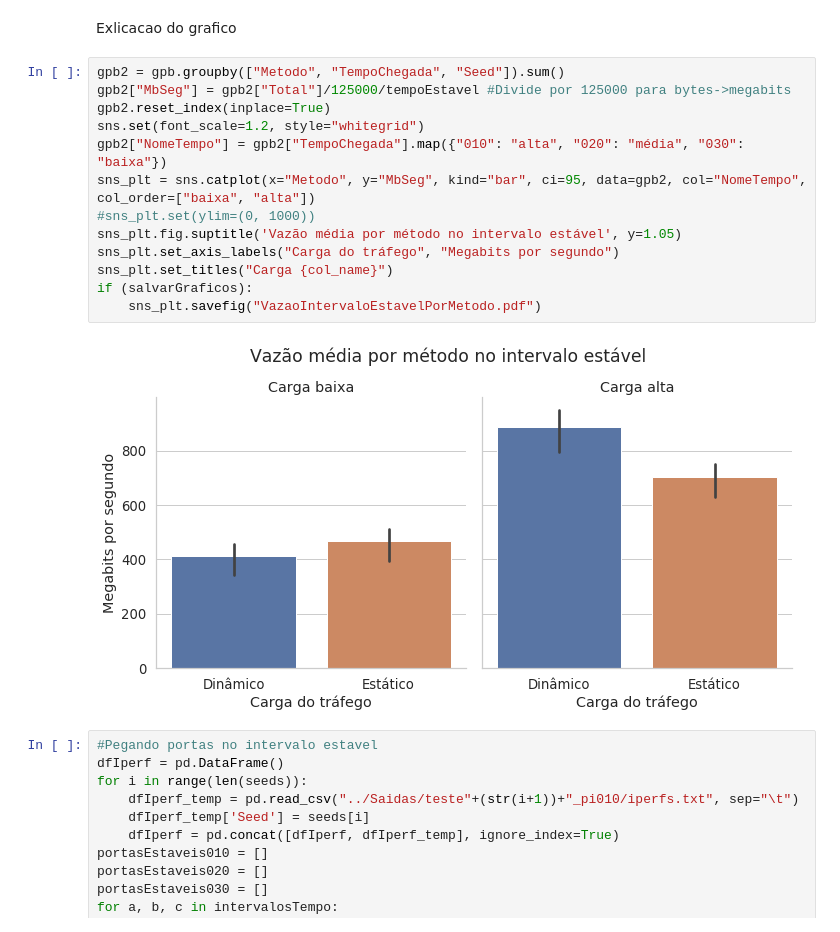
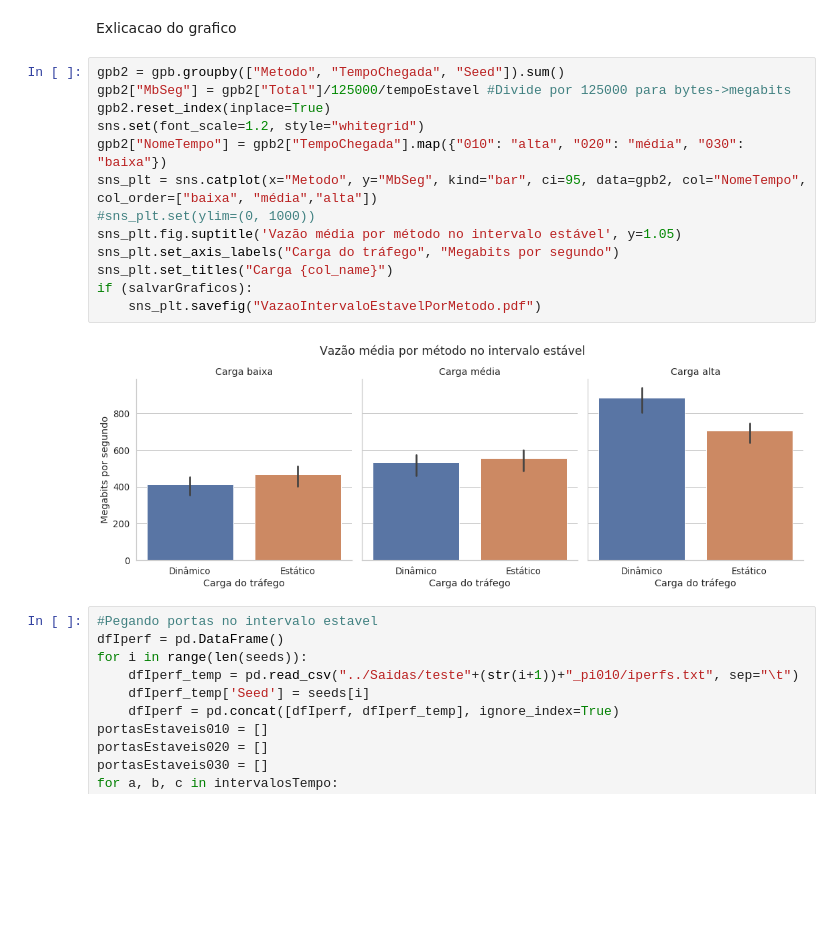
Before and after one commit to pedrobellotti/iperftestes, a Jupyter notebook: Scripts/teste.ipynb, the cells around one changed output. Cells and saved outputs as stored; diff of their text form; blank space fills up the shorter version.

```diff
--- a/Scripts/teste.ipynb
+++ b/Scripts/teste.ipynb
@@ -166,18 +166,18 @@ Exlicacao do grafico
 # %%
 gpb2 = gpb.groupby(["Metodo", "TempoChegada", "Seed"]).sum()
 gpb2["MbSeg"] = gpb2["Total"]/125000/tempoEstavel #Divide por 125000 para bytes->megabits
 gpb2.reset_index(inplace=True)
 sns.set(font_scale=1.2, style="whitegrid")
 gpb2["NomeTempo"] = gpb2["TempoChegada"].map({"010": "alta", "020": "média", "030": "baixa"})
-sns_plt = sns.catplot(x="Metodo", y="MbSeg", kind="bar", ci=95, data=gpb2, col="NomeTempo", col_order=["baixa", "alta"])
+sns_plt = sns.catplot(x="Metodo", y="MbSeg", kind="bar", ci=95, data=gpb2, col="NomeTempo", col_order=["baixa", "média","alta"])
 #sns_plt.set(ylim=(0, 1000))
 sns_plt.fig.suptitle('Vazão média por método no intervalo estável', y=1.05)
 sns_plt.set_axis_labels("Carga do tráfego", "Megabits por segundo")
 sns_plt.set_titles("Carga {col_name}")
 if (salvarGraficos):
     sns_plt.savefig("VazaoIntervaloEstavelPorMetodo.pdf")
 # %% [output]
-[figure, old version]
+[figure, new version]
 # %%
 #Pegando portas no intervalo estavel
 dfIperf = pd.DataFrame()
```
Also changed, not shown: parts of 3 cells of this notebook, 46 other files.
